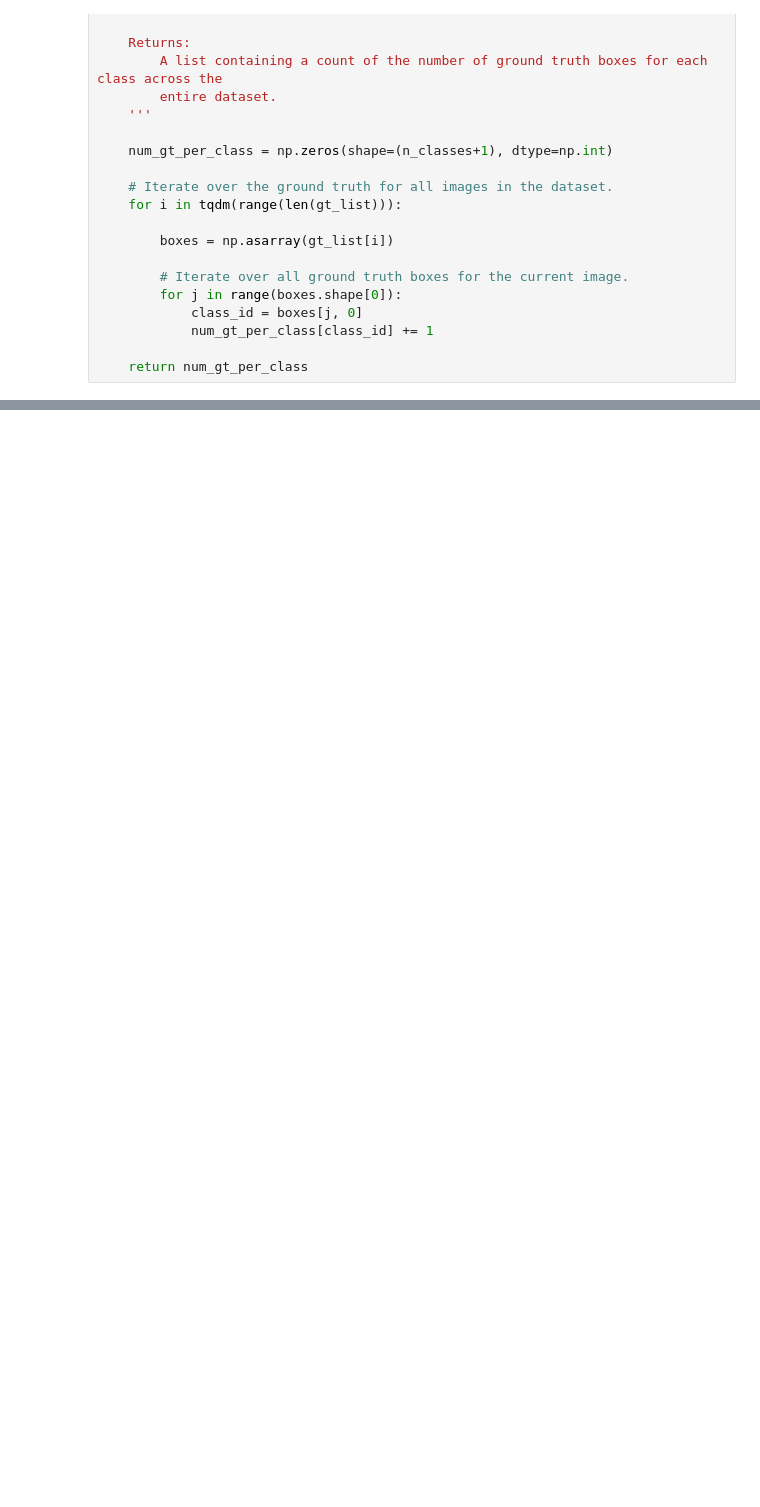
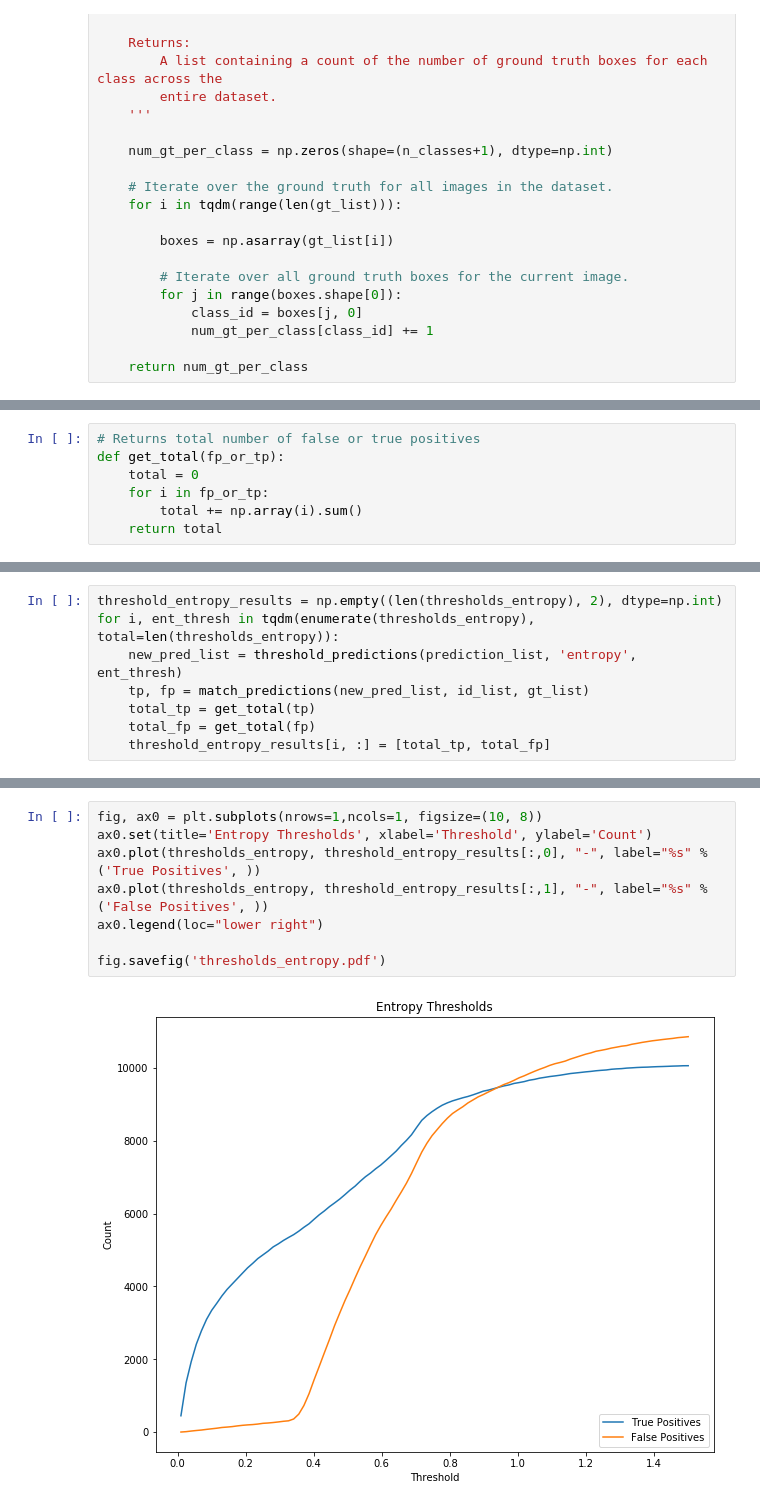
Before and after one commit to mdsmith-cim/ssd_keras, a Jupyter notebook: ssd300_inference_dropout_multi_img-proper.ipynb, the cells around one changed output, grey strips where cells are left out. Cells and saved outputs as stored; diff of their text form; blank space fills up the shorter version.

```diff
--- a/ssd300_inference_dropout_multi_img-proper.ipynb
+++ b/ssd300_inference_dropout_multi_img-proper.ipynb
@@ -701,0 +663,7 @@ array([  0,   0,   0,   0,   0,   0,   0,   0,   0,   0,   0,   0,   0,
+# %%
+# Returns total number of false or true positives
+def get_total(fp_or_tp):
+    total = 0
+    for i in fp_or_tp:
+        total += np.array(i).sum()
+    return total
@@ -701,0 +708,8 @@ array([  0,   0,   0,   0,   0,   0,   0,   0,   0,   0,   0,   0,   0,
+# %%
+threshold_entropy_results = np.empty((len(thresholds_entropy), 2), dtype=np.int)
+for i, ent_thresh in tqdm(enumerate(thresholds_entropy), total=len(thresholds_entropy)):
+    new_pred_list = threshold_predictions(prediction_list, 'entropy', ent_thresh)
+    tp, fp = match_predictions(new_pred_list, id_list, gt_list)
+    total_tp = get_total(tp)
+    total_fp = get_total(fp)
+    threshold_entropy_results[i, :] = [total_tp, total_fp]
@@ -701,0 +731,10 @@ array([  0,   0,   0,   0,   0,   0,   0,   0,   0,   0,   0,   0,   0,
+# %%
+fig, ax0 = plt.subplots(nrows=1,ncols=1, figsize=(10, 8))
+ax0.set(title='Entropy Thresholds', xlabel='Threshold', ylabel='Count')
+ax0.plot(thresholds_entropy, threshold_entropy_results[:,0], "-", label="%s" % ('True Positives', ))
+ax0.plot(thresholds_entropy, threshold_entropy_results[:,1], "-", label="%s" % ('False Positives', ))
+ax0.legend(loc="lower right")
+
+fig.savefig('thresholds_entropy.pdf')
+# %% [output]
+[figure, added]
```
Also changed, not shown: parts of 18 cells of this notebook.
